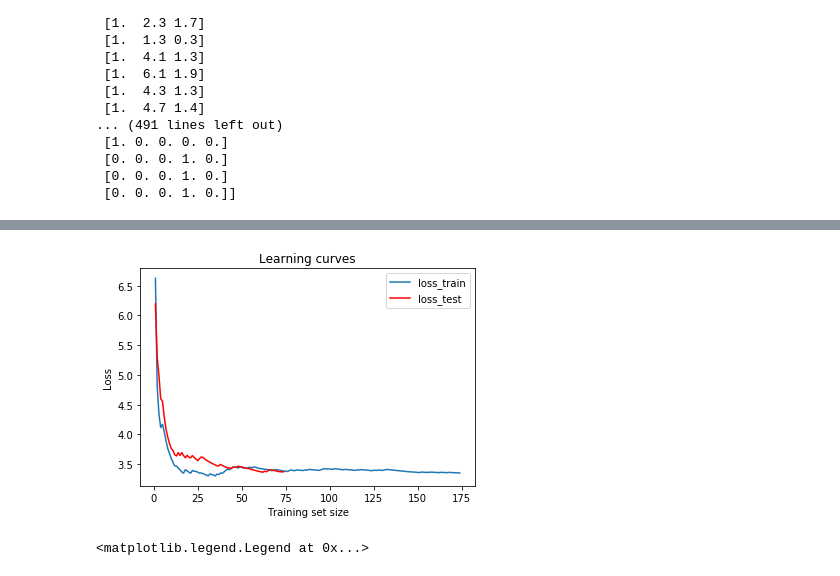
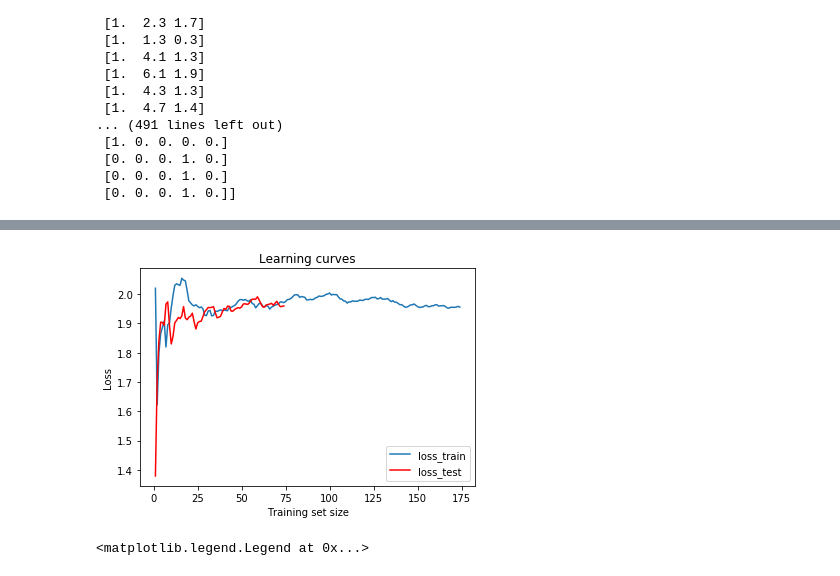
Before and after one commit to alexein777/ml-model-implementations, a Jupyter notebook: andrew_ng/07_neural_multiclass_classification.ipynb, the cells around one changed output, grey strips where cells are left out. Saved outputs shown, nothing was run; the diff lists cells and outputs as text; code cells hidden in the pictures.

```diff
--- a/andrew_ng/07_neural_multiclass_classification.ipynb
+++ b/andrew_ng/07_neural_multiclass_classification.ipynb
@@ -207,0 +186,10 @@ X_train:
+# %%
+nn1 = nc.NeuralNetwork(m, [3*m], n_classes)
+
+nn1.print_network()
+print()
+
+nn1.print_layer_mapper_sizes()
+print()
+
+nn1.print_model()
@@ -208,5 +237,5 @@ X_train:
 # %%
-lambdas = [0] + [0.01 * (1.5**i) for i in range(10)]
+lambdas = [0] + [0.01 * (1.5**i) for i in range(8)]
 print('lamda parameters:')
 print(lambdas)
 # %% [output]
@@ -215,4 +244,4 @@ lamda parameters:
 # %%
-classifiers = [nn.fit(X_train, y_train, alpha=0.02, lambda_param=lambda_param, plot=True)
+classifiers = [nn1.fit(X_train, y_train, alpha=0.01, lambda_param=lambda_param, plot=True)
                for lambda_param in lambdas]
 # %% [output]
@@ -249,20 +274,15 @@ Klasifikator 10: loss = 3.5666689000508662
 # %%
 min_loss = float('inf')
-best_clf = None
+best_clf1 = None
 best_lambda = None
 
 for i in range(len(losses_test)):
     if losses_test[i] < min_loss:
         min_loss = losses_test[i]
-        best_clf = classifiers[i]
+        best_clf1 = classifiers[i]
         best_lambda = lambdas[i]
 
-print(f'Najmanji gubitak (na test skupu) za svaki klasifikator: {min_loss}\n')
-print(f'Model najboljeg klasifikatora:')
-
-best_clf.print_model()
-print()
-
-print(f'Regularizacioni parametar lambda za koji je naucen najbolji model: {best_lambda}')
-print(f'Najbolji lambda preko klasifikatora:: {best_clf.lambda_learned}')
+print(f'Najmanji gubitak (na test skupu) za svaki klasifikator: {min_loss}')
+print(f'Regularizacioni parametar lambda za koji je naucen najbolji model: '
+      f'{best_clf1.lambda_learned}')
 # %% [output]
@@ -286,7 +291,7 @@ Regularizacioni parametar lambda za koji je naucen najbolji model: 0.2562890625
 # %%
-nc.plot_learning_curves(X_train, y_train, X_test, y_test, best_clf)
+nc.plot_learning_curves(X_train, y_train, X_test, y_test, best_clf1)
 # %% [output]
-[figure, old version]
+[figure, new version]
 # %%
 colors = ['red', 'blue', 'green', 'yellow', 'magenta']
 for c, cls in zip(colors, classes):
```
Also changed, not shown: parts of 23 cells of this notebook, 2 other files.
